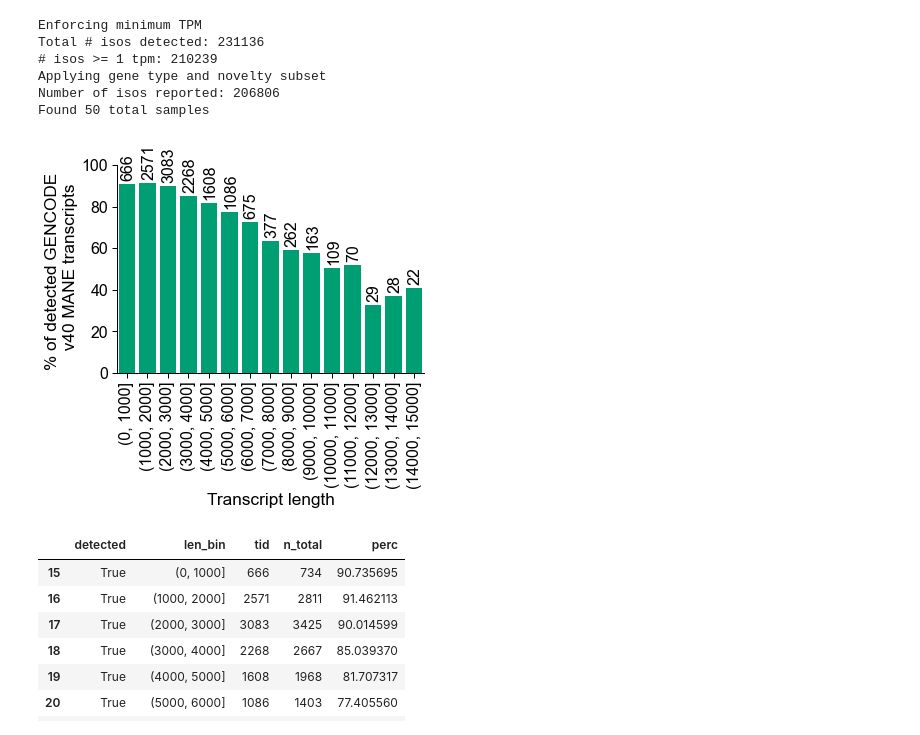
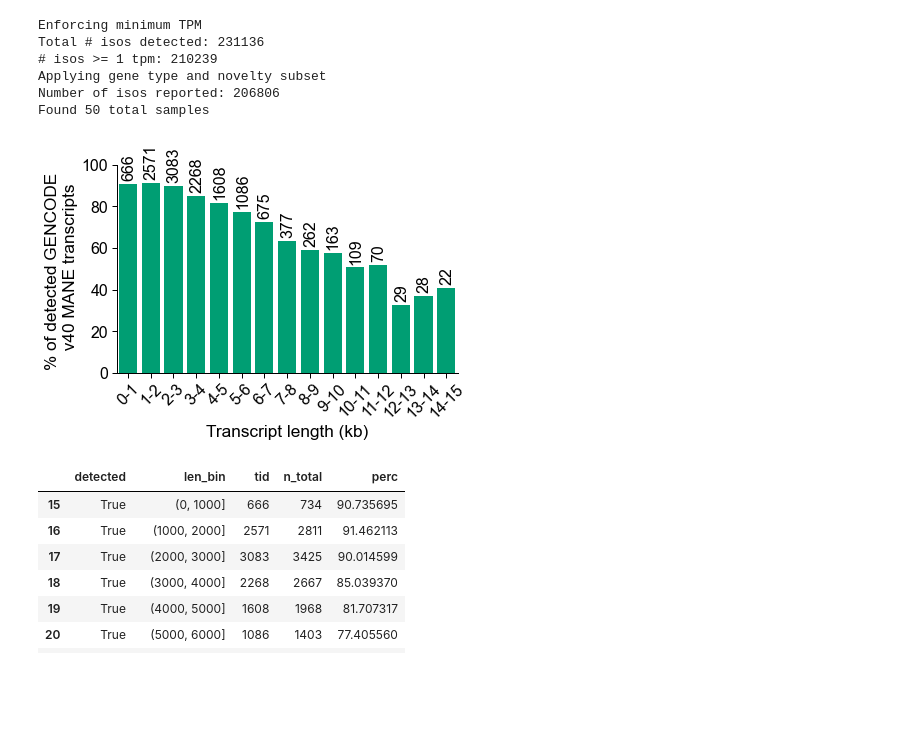
Before and after one commit to fairliereese/rnawg, a Jupyter notebook: figures/fig_s1_overview/fig_s1.ipynb, the cells around one changed output. Drawn from its saved outputs; the diff is of its cells as text; code cells hidden in the pictures; blank space fills up the shorter version.

```diff
--- a/figures/fig_s1_overview/fig_s1.ipynb
+++ b/figures/fig_s1_overview/fig_s1.ipynb
@@ -422,42 +447,47 @@ det_df['perc'] = (det_df.tid/det_df.n_total)*100
 det_df.perc.fillna(0, inplace=True)
 # only get the detected bois
 det_df = det_df.loc[det_df.detected]
+# %%
+hr_bin_dict = {}
+for b in det_df.len_bin.unique():
+    bmin = str(int(int(str(b)[1:].split(',')[0])/1000))
+    bmax = str(int(int(str(b).split(', ')[1][0:-1])/1000))
+    hr_bin_dict[b] = f'{bmin}-{bmax}'
+det_df['hr_len_bin'] = det_df['len_bin'].map(hr_bin_dict)
 # %%
-
-figsize=(6,4)
 sns.set_context('paper', font_scale=1.8)
 mpl.rcParams['font.family'] = 'Arial'
 mpl.rcParams['pdf.fonttype'] = 42
 
 height = figsize[1]
 width = figsize[0]
 aspect = width/height
 
 color = get_talon_nov_colors()[0]['Known']
 
-ax = sns.catplot(det_df, x='len_bin', y='perc', kind='bar',
+ax = sns.catplot(det_df, x='hr_len_bin', y='perc', kind='bar',
                  color=color, saturation=1,
                  height=height, aspect=aspect)
-xlabel = 'Transcript length'
+xlabel = 'Transcript length (kb)'
 ylabel = '% of detected GENCODE \n v40 MANE transcripts'
 ylim = (0,100)
 ax.set(xlabel=xlabel, ylabel=ylabel, ylim=ylim)
-ax.tick_params(axis="x", rotation=90)
+ax.tick_params(axis="x", rotation=45)
 
 def add_perc_2(ax):
     ylim = ax.get_ylim()[1]
     n_cats = len(ax.patches)
     for p in ax.patches:
         perc = p.get_height()
         tot = det_df.loc[det_df.perc==perc, 'tid'].values[0]
         x = p.get_x() + p.get_width() / 2 - (0.02)*n_cats
         y = p.get_y() + p.get_height() + ylim*0.03
         ax.annotate(tot, (x, y), size = 16, rotation=90)
 
 a = ax.axes[0,0]
 add_perc_2(a)
 # %% [output]
-[figure, old version]
+[figure, new version]
 # %%
 det_df
 # %% [output]
```
Also changed, not shown: parts of 3 cells of this notebook, 1 other file.
